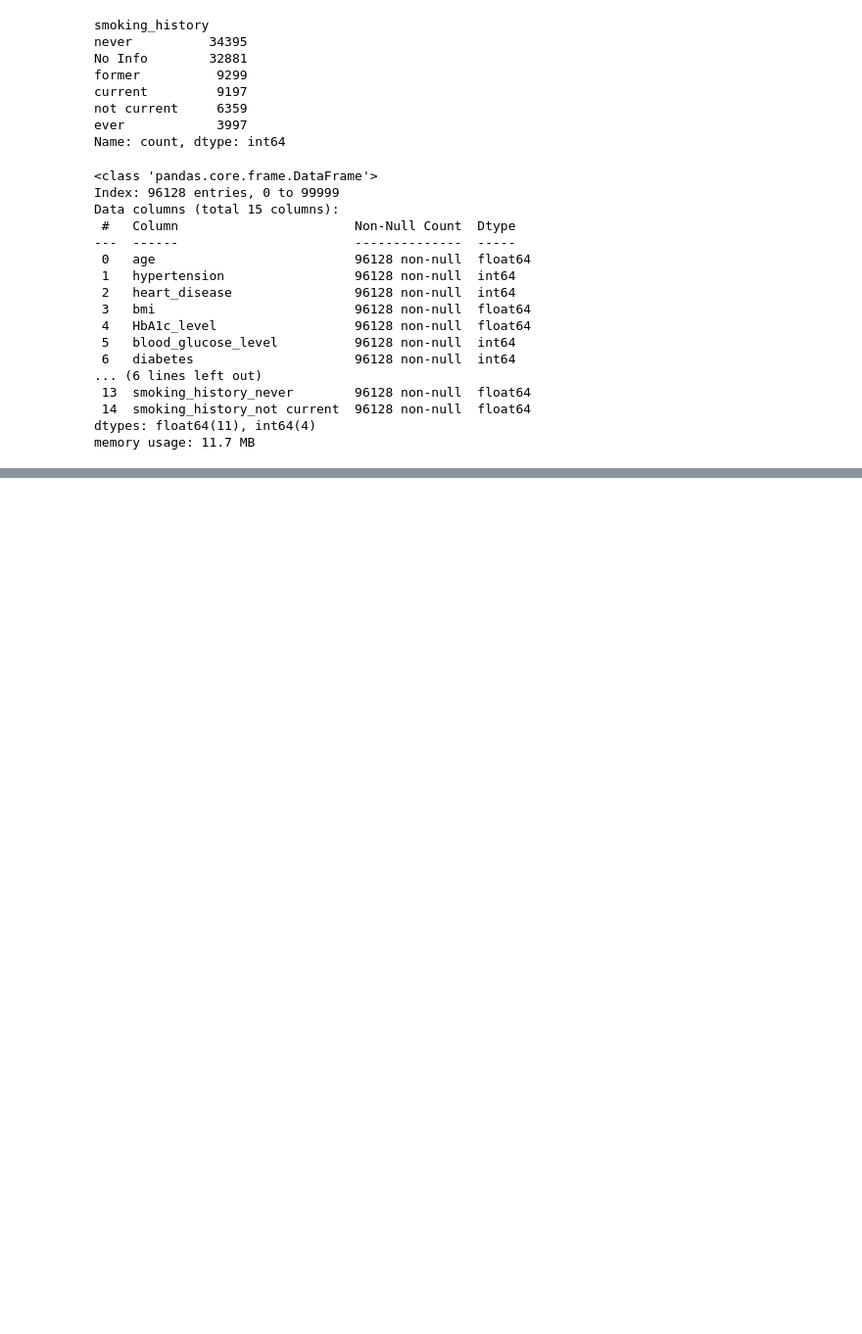
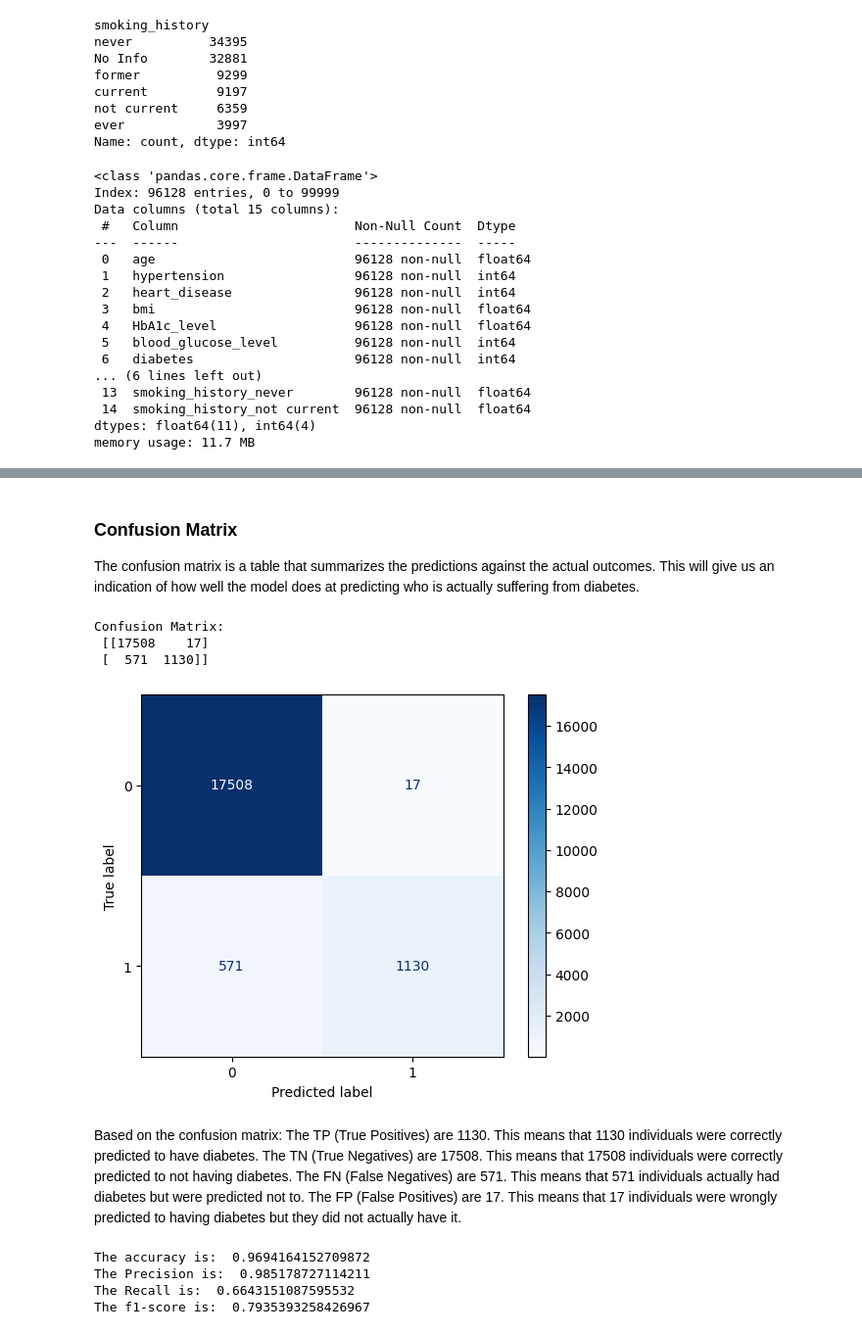
Before and after one commit to Jeffrey-sinos/diabetes-prediction-model, a Jupyter notebook: diabetes.ipynb, the cells around one changed output, grey strips where cells are left out. Shown at 98% size. Cells and saved outputs as stored; diff of their text form; code cells hidden in the pictures; blank space fills up the shorter version.

```diff
--- a/diabetes.ipynb
+++ b/diabetes.ipynb
@@ -254,0 +306,7 @@ plt.show()
+# %%
+from sklearn.preprocessing import StandardScaler
+scaler = StandardScaler()
+
+# scale and fit the train and test sets
+X_train_scaled = scaler.fit_transform(X_train)
+X_test_scaled = scaler.transform(X_test)
@@ -254,0 +403,20 @@ plt.show()
+# %%
+
+# Initialize the model with the best parameters
+final_model = DecisionTreeClassifier(
+    max_depth=best_params['max_depth'],
+    min_samples_split=best_params['min_samples_split'],
+    min_samples_leaf=best_params['min_samples_leaf'],
+    criterion=best_params['criterion'],
+    max_features=best_params['max_features'],
+    random_state=42
+)
+
+# Train the model on the full training data
+final_model.fit(X_train, y_train)
+
+# Make predictions on the test set
+y_pred = final_model.predict(X_test)
+
+# Evaluate the model using a classification report
+print(classification_report(y_test, y_pred))
@@ -254,0 +443,46 @@ plt.show()
+# %% [markdown]
+### Confusion Matrix
+The confusion matrix is a table that summarizes the predictions against the actual outcomes. This will give us an indication of how well the model does at predicting who is actually suffering from diabetes.
+# %%
+# use test set for predictions
+y_pred_test = final_model.predict(X_test)
+# %%
+# Import confusion_matrix
+from sklearn.metrics import confusion_matrix
+from sklearn.metrics import ConfusionMatrixDisplay
+# print confusion matrix
+conf_matrix = confusion_matrix(y_test, y_pred_test)
+print('Confusion Matrix:\n', conf_matrix)
+
+disp = ConfusionMatrixDisplay(confusion_matrix=conf_matrix)
+disp.plot(cmap=plt.cm.Blues)
+plt.show()
+# %% [output]
+Confusion Matrix:
+ [[17508    17]
+ [  571  1130]]
+[figure, added]
+# %% [markdown]
+Based on the confusion matrix:
+The TP (True Positives) are 1130. This means that 1130 individuals were correctly predicted to have diabetes.
+The TN (True Negatives) are 17508. This means that 17508 individuals were correctly predicted to not having diabetes.
+The FN (False Negatives) are 571. This means that 571 individuals actually had diabetes but were predicted not to.
+The FP (False Positives) are 17. This means that 17 individuals were wrongly predicted to having diabetes but they did not actually have it.
+# %%
+# accuracy
+accuracy = accuracy_score(y_test, y_pred_test)
+print("The accuracy is: ", accuracy)
+# precision
+precision = precision_score(y_test, y_pred_test)
+print("The Precision is: ", precision)
+# recall
+recall = recall_score(y_test, y_pred_test)
+print("The Recall is: ", recall)
+# f1_score
+f1 = f1_score(y_test, y_pred_test)
+print("The f1-score is: ", f1)
+# %% [output]
+The accuracy is:  0.9694164152709872
+The Precision is:  0.985178727114211
+The Recall is:  0.6643151087595532
+The f1-score is:  0.7935393258426967
```
Also changed, not shown: parts of 25 cells of this notebook.
